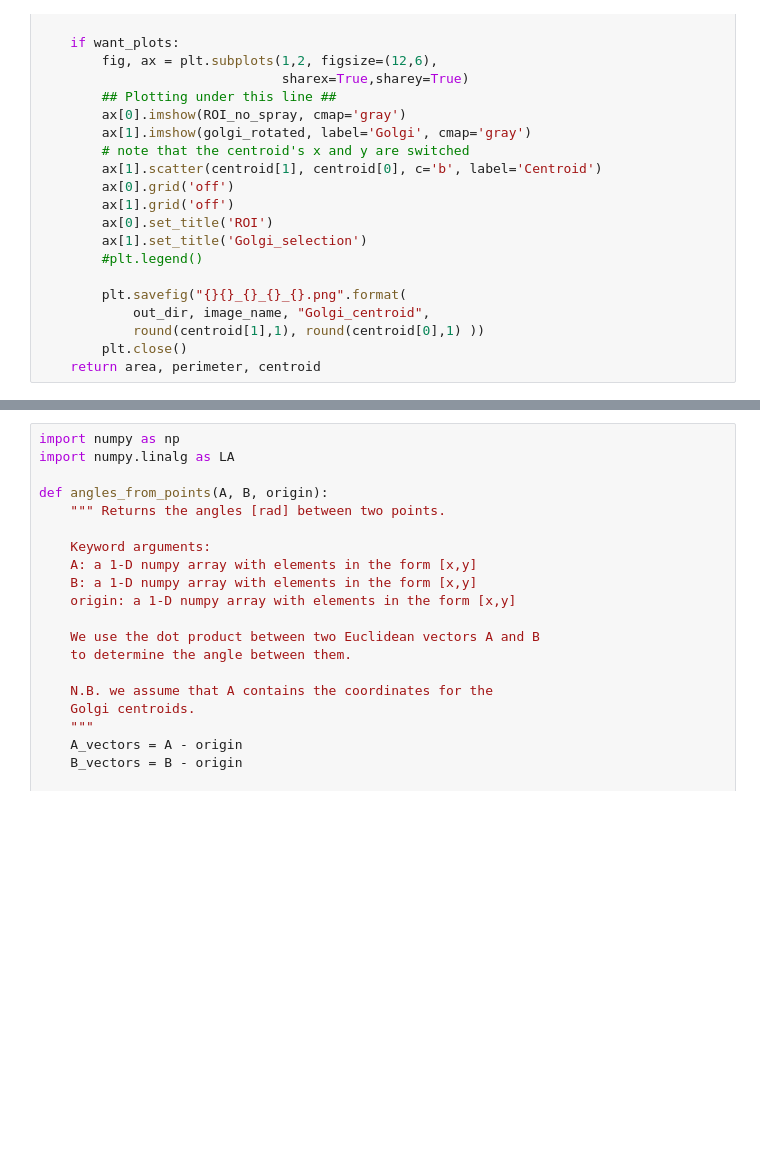
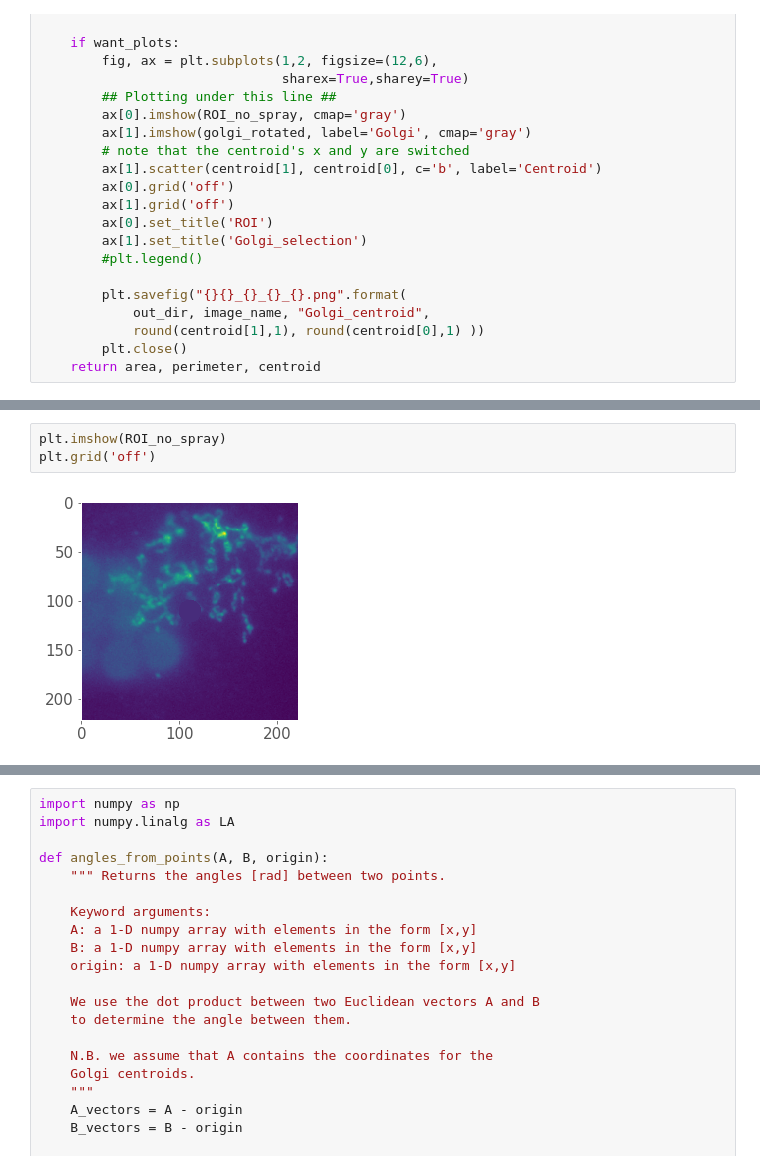
Before and after one commit to WillGiang/golgi-polarization, a Jupyter notebook: GolgiPolarization.ipynb, the cells around one changed output, grey strips where cells are left out. Cells and saved outputs as stored; diff of their text form; blank space fills up the shorter version.

```diff
--- a/GolgiPolarization.ipynb
+++ b/GolgiPolarization.ipynb
@@ -892,0 +933,5 @@ def analyze_Golgi(green_array, want_plots=False, out_dir="", image_name=""):
+# %%
+plt.imshow(ROI_no_spray)
+plt.grid('off')
+# %% [output]
+[figure, added]
```
Also changed, not shown: parts of 9 cells of this notebook.
